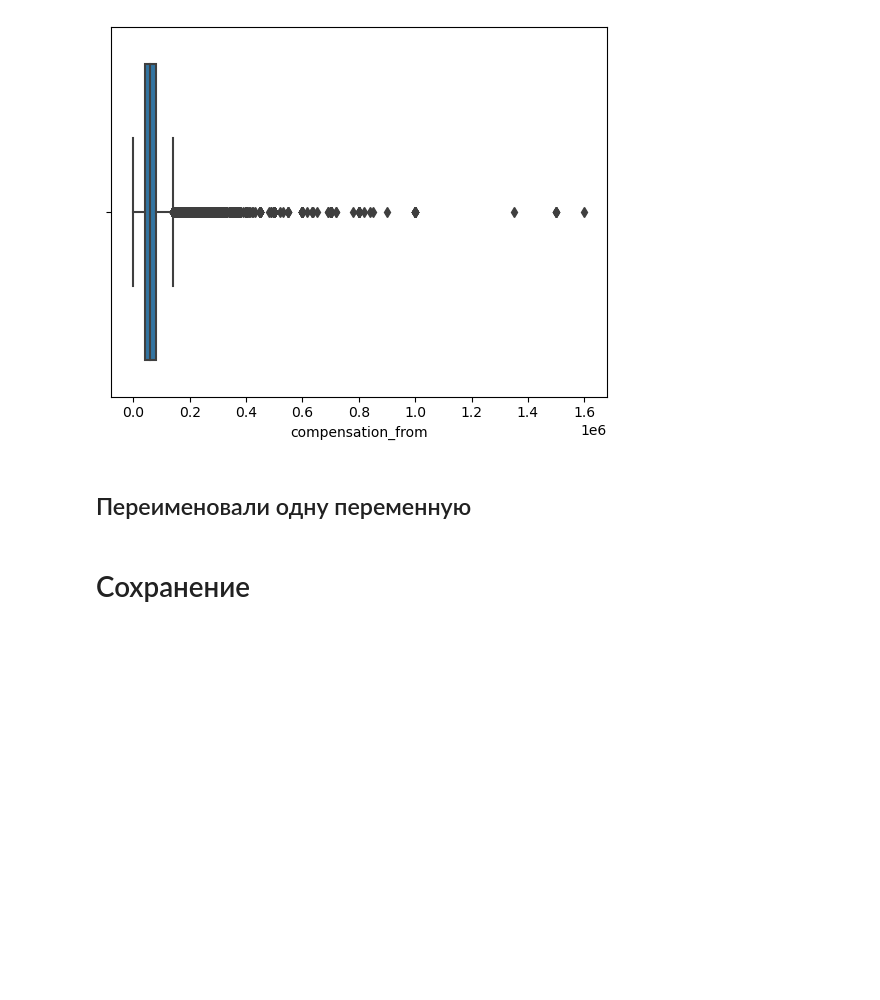
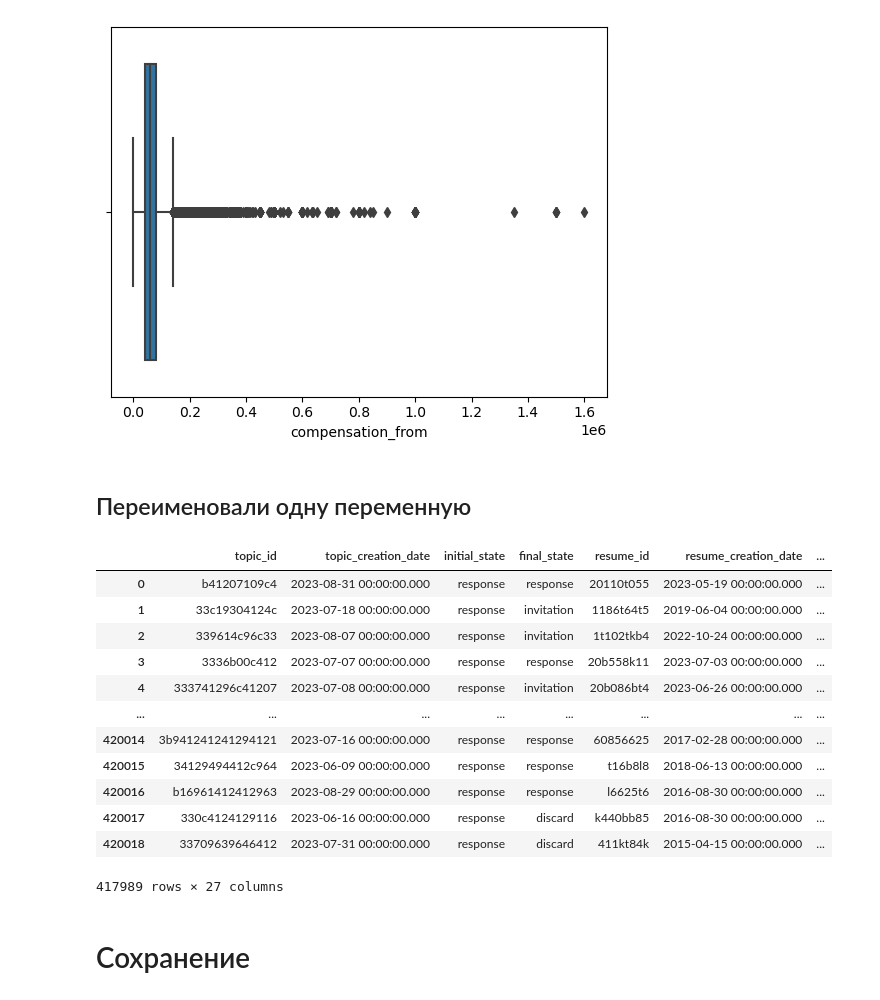
Before and after one commit to listens-to-spotify/-DA-NO-, a Jupyter notebook: preprocessing.ipynb, the cells around one changed output. Saved outputs shown, nothing was run; the diff lists cells and outputs as text; code cells hidden in the pictures; blank space fills up the shorter version.

```diff
--- a/preprocessing.ipynb
+++ b/preprocessing.ipynb
@@ -368,7 +369,27 @@ unique_vacancies[unique_vacancies.compensation_from > 400000]
 # %%
 df = df.rename(columns={'work_schedule.1': 'work_schedule_required'})
 # %%
-df['succesful_topic'] =
+df['successful_topic'] =  0
+for index, row in df.iterrows():
+  if (row['initial_state'] == 'response') and (row['final_state'] == 'invitation'):
+    df.loc[index, 'successful_topic'] = 1
+  elif row['initial_state'] == 'invitation':
+    df.loc[index, 'successful_topic'] = 1
+df
+# %% [output]
+|  | topic_id | topic_creation_date | initial_state | final_state | resume_id | resume_creation_date | ... |
+| 0 | b41207109c4 | 2023-08-31 00:00:00.000 | response | response | 20110t055 | 2023-05-19 00:00:00.000 | ... |
+| 1 | 33c19304124c | 2023-07-18 00:00:00.000 | response | invitation | 1186t64t5 | 2019-06-04 00:00:00.000 | ... |
+| 2 | 339614c96c33 | 2023-08-07 00:00:00.000 | response | invitation | 1t102tkb4 | 2022-10-24 00:00:00.000 | ... |
+| 3 | 3336b00c412 | 2023-07-07 00:00:00.000 | response | response | 20b558k11 | 2023-07-03 00:00:00.000 | ... |
+| 4 | 333741296c41207 | 2023-07-08 00:00:00.000 | response | invitation | 20b086bt4 | 2023-06-26 00:00:00.000 | ... |
+| ... | ... | ... | ... | ... | ... | ... | ... |
+| 420014 | 3b941241241294121 | 2023-07-16 00:00:00.000 | response | response | 60856625 | 2017-02-28 00:00:00.000 | ... |
+| 420015 | 34129494412c964 | 2023-06-09 00:00:00.000 | response | response | t16b8l8 | 2018-06-13 00:00:00.000 | ... |
+| 420016 | b16961412412963 | 2023-08-29 00:00:00.000 | response | response | l6625t6 | 2016-08-30 00:00:00.000 | ... |
+| 420017 | 330c4124129116 | 2023-06-16 00:00:00.000 | response | discard | k440bb85 | 2016-08-30 00:00:00.000 | ... |
+| 420018 | 33709639646412 | 2023-07-31 00:00:00.000 | response | discard | 411kt84k | 2015-04-15 00:00:00.000 | ... |
+417989 rows × 27 columns
 # %% [markdown]
 # Сохранение
 # %%
```
Also changed, not shown: parts of 6 cells of this notebook.
